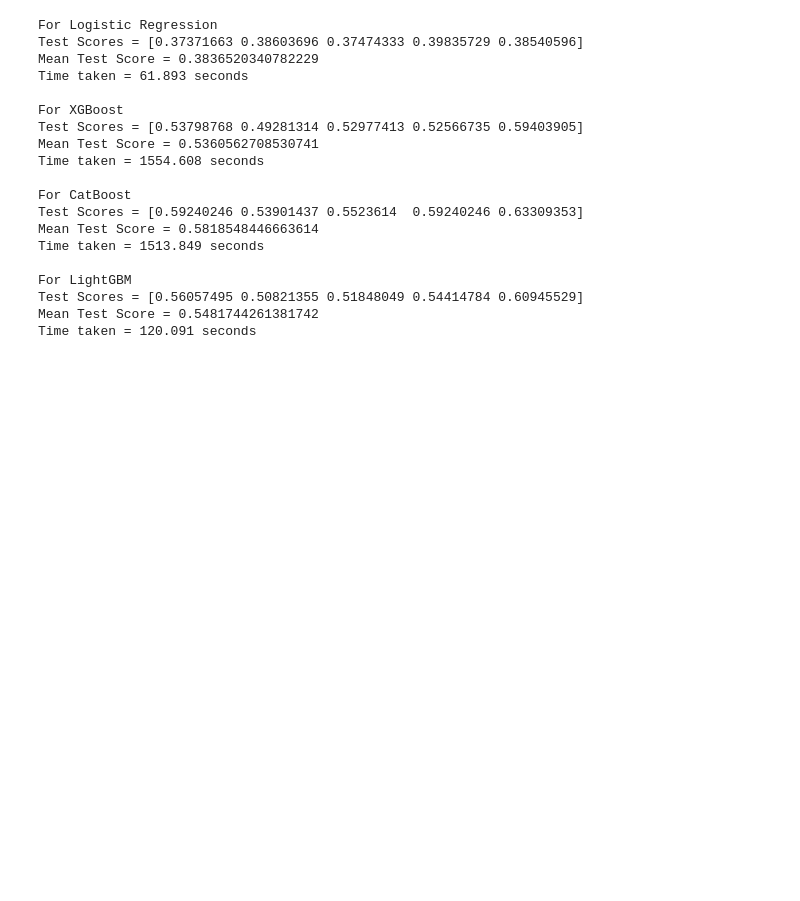
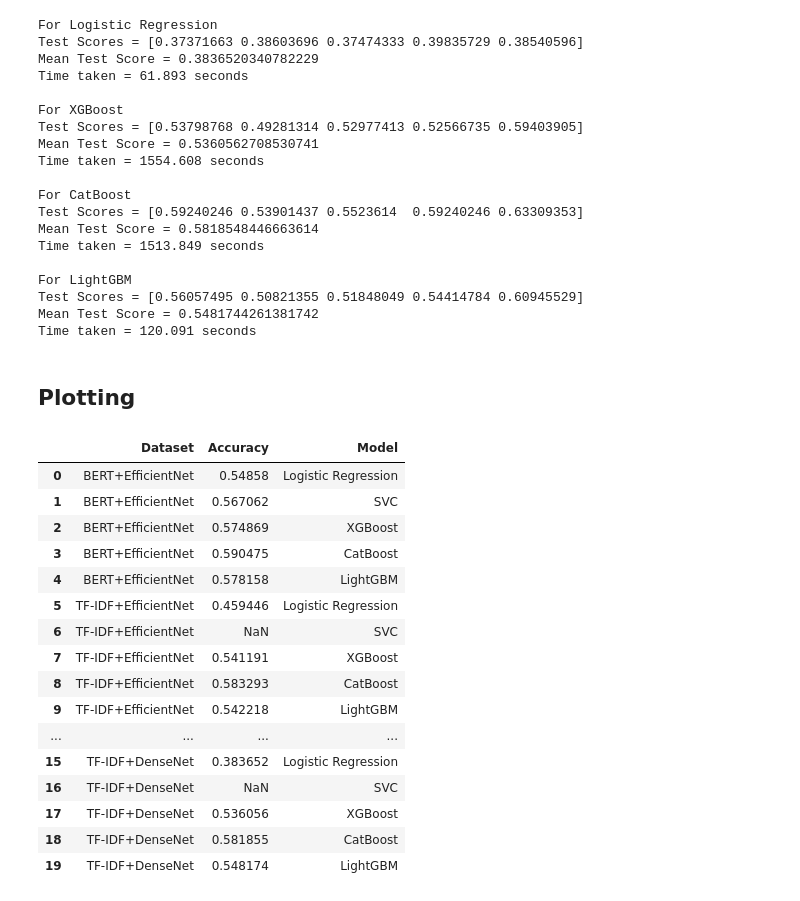
Before and after one commit to Prashant-Tiwari26/Multimodal-Sentiment-Analysis-using-Text-and-Images, a Jupyter notebook: Notebooks/initial_multimodal.ipynb, the cells around one changed output. Cells and saved outputs as stored; diff of their text form; code cells hidden in the pictures; blank space fills up the shorter version.

```diff
--- a/Notebooks/initial_multimodal.ipynb
+++ b/Notebooks/initial_multimodal.ipynb
@@ -425,3 +426,5 @@ For LightGBM
 Test Scores = [0.56057495 0.50821355 0.51848049 0.54414784 0.60945529]
 Mean Test Score = 0.5481744261381742
 Time taken = 120.091 seconds
+# %% [markdown]
+## Plotting
@@ -427,0 +436,46 @@ Time taken = 120.091 seconds
+# %%
+df = pd.DataFrame(columns=['Dataset', 'Accuracy', 'Model'])
+for i in range(20):
+    if i < 5:
+        df.loc[i, 'Dataset'] = 'BERT+EfficientNet'
+        df.loc[i, 'Accuracy'] = cv_bert_efficientnet_acc[i]
+    elif i < 10:
+        df.loc[i, 'Dataset'] = 'TF-IDF+EfficientNet'
+        df.loc[i, 'Accuracy'] = cv_tfidf_efficientnet_acc[i-5]
+    elif i < 15:
+        df.loc[i, 'Dataset'] = 'BERT+DenseNet'
+        df.loc[i, 'Accuracy'] = cv_bert_densenet_acc[i-10]
+    elif i < 20:
+        df.loc[i, 'Dataset'] = 'TF-IDF+DenseNet'
+        df.loc[i, 'Accuracy'] = cv_tfidf_densenet_acc[i-15]
+
+    if i % 5 == 0:
+        df.loc[i, 'Model'] = 'Logistic Regression'
+    if i % 5 == 1:
+        df.loc[i, 'Model'] = 'SVC'
+    if i % 5 == 2:
+        df.loc[i, 'Model'] = 'XGBoost'
+    if i % 5 == 3:
+        df.loc[i, 'Model'] = 'CatBoost'
+    if i % 5 == 4:
+        df.loc[i, 'Model'] = 'LightGBM'
+
+df
+# %% [output]
+|  | Dataset | Accuracy | Model |
+| 0 | BERT+EfficientNet | 0.54858 | Logistic Regression |
+| 1 | BERT+EfficientNet | 0.567062 | SVC |
+| 2 | BERT+EfficientNet | 0.574869 | XGBoost |
+| 3 | BERT+EfficientNet | 0.590475 | CatBoost |
+| 4 | BERT+EfficientNet | 0.578158 | LightGBM |
+| 5 | TF-IDF+EfficientNet | 0.459446 | Logistic Regression |
+| 6 | TF-IDF+EfficientNet | NaN | SVC |
+| 7 | TF-IDF+EfficientNet | 0.541191 | XGBoost |
+| 8 | TF-IDF+EfficientNet | 0.583293 | CatBoost |
+| 9 | TF-IDF+EfficientNet | 0.542218 | LightGBM |
+| ... | ... | ... | ... |
+| 15 | TF-IDF+DenseNet | 0.383652 | Logistic Regression |
+| 16 | TF-IDF+DenseNet | NaN | SVC |
+| 17 | TF-IDF+DenseNet | 0.536056 | XGBoost |
+| 18 | TF-IDF+DenseNet | 0.581855 | CatBoost |
+| 19 | TF-IDF+DenseNet | 0.548174 | LightGBM |
```
Also changed, not shown: parts of 5 cells of this notebook, 3 other files.
